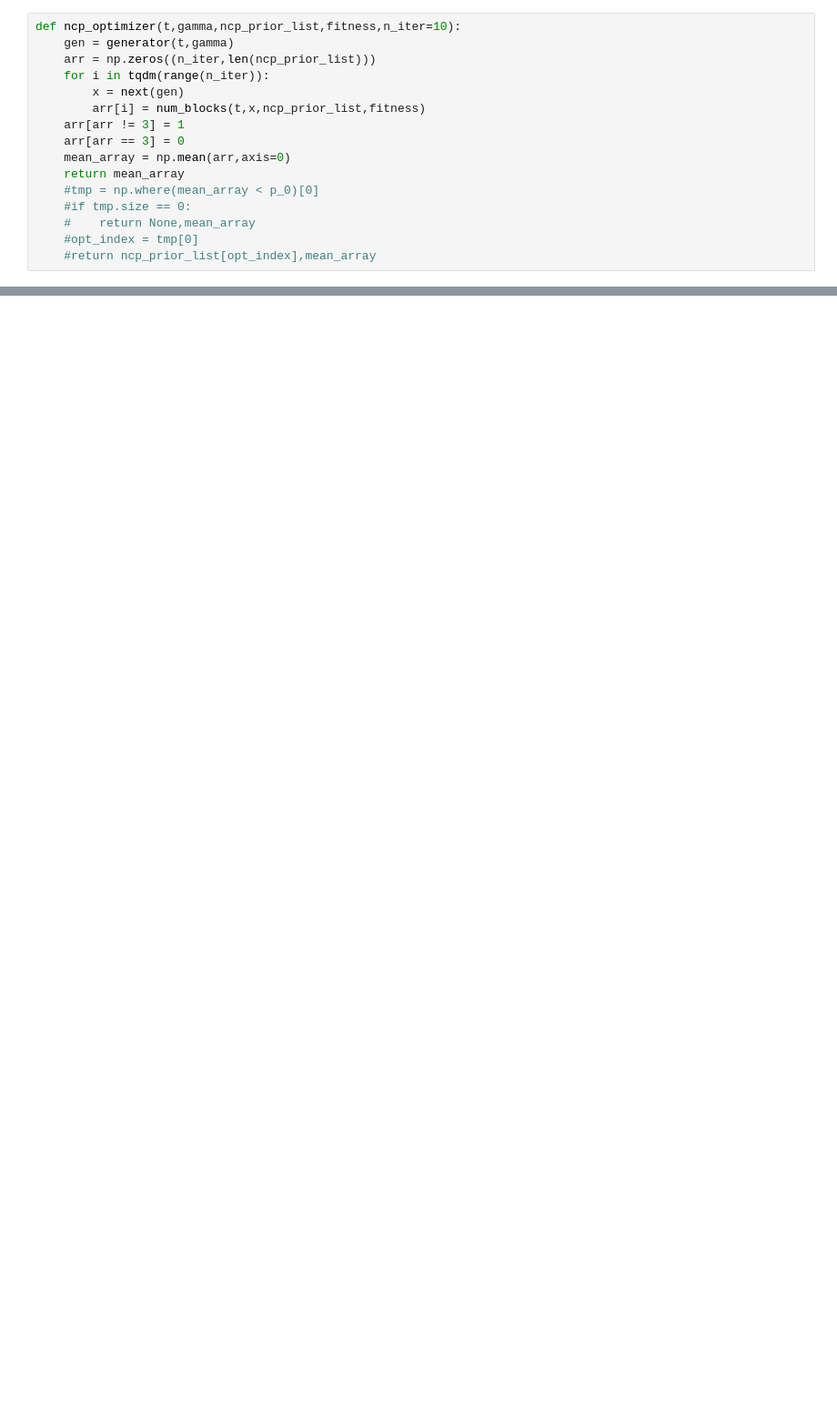
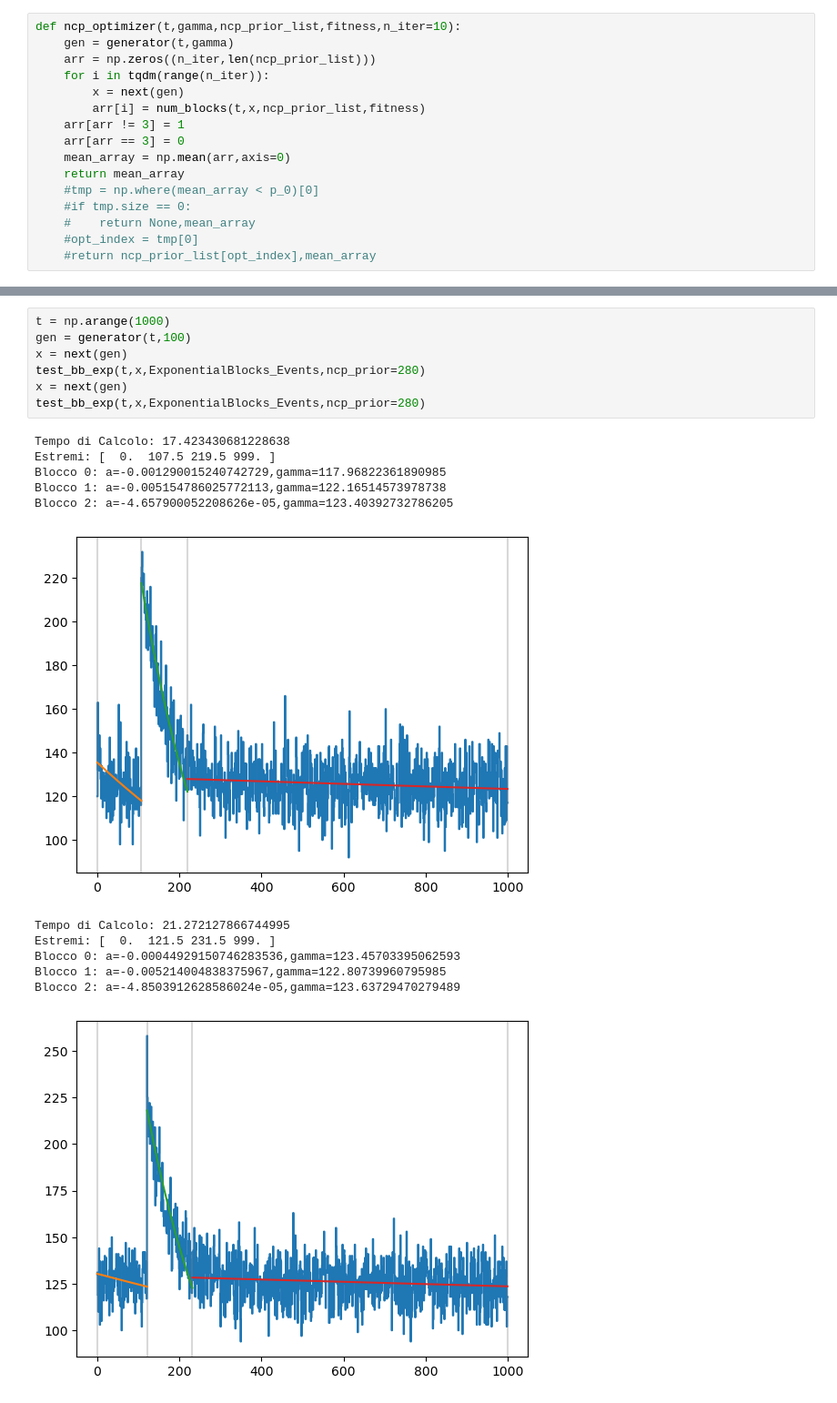
Before and after one commit to ASTRO-EDU/BBexponential, a Jupyter notebook: ncp_prior_optimize.ipynb, the cells around one changed output, grey strips where cells are left out. Shown at 91% size. Drawn from its saved outputs; the diff is of its cells as text; blank space fills up the shorter version.

```diff
--- a/ncp_prior_optimize.ipynb
+++ b/ncp_prior_optimize.ipynb
@@ -84,0 +111,20 @@ KeyboardInterrupt:
+# %%
+t = np.arange(1000)
+gen = generator(t,100)
+x = next(gen)
+test_bb_exp(t,x,ExponentialBlocks_Events,ncp_prior=280)
+x = next(gen)
+test_bb_exp(t,x,ExponentialBlocks_Events,ncp_prior=280)
+# %% [output]
+Tempo di Calcolo: 17.423430681228638
+Estremi: [  0.  107.5 219.5 999. ]
+Blocco 0: a=-0.001290015240742729,gamma=117.96822361890985
+Blocco 1: a=-0.005154786025772113,gamma=122.16514573978738
+Blocco 2: a=-4.657900052208626e-05,gamma=123.40392732786205
+[figure, added]
+Tempo di Calcolo: 21.272127866744995
+Estremi: [  0.  121.5 231.5 999. ]
+Blocco 0: a=-0.00044929150746283536,gamma=123.45703395062593
+Blocco 1: a=-0.005214004838375967,gamma=122.80739960795985
+Blocco 2: a=-4.8503912628586024e-05,gamma=123.63729470279489
+[figure, added]
```
Also changed, not shown: parts of 11 cells of this notebook, 4 other files.
